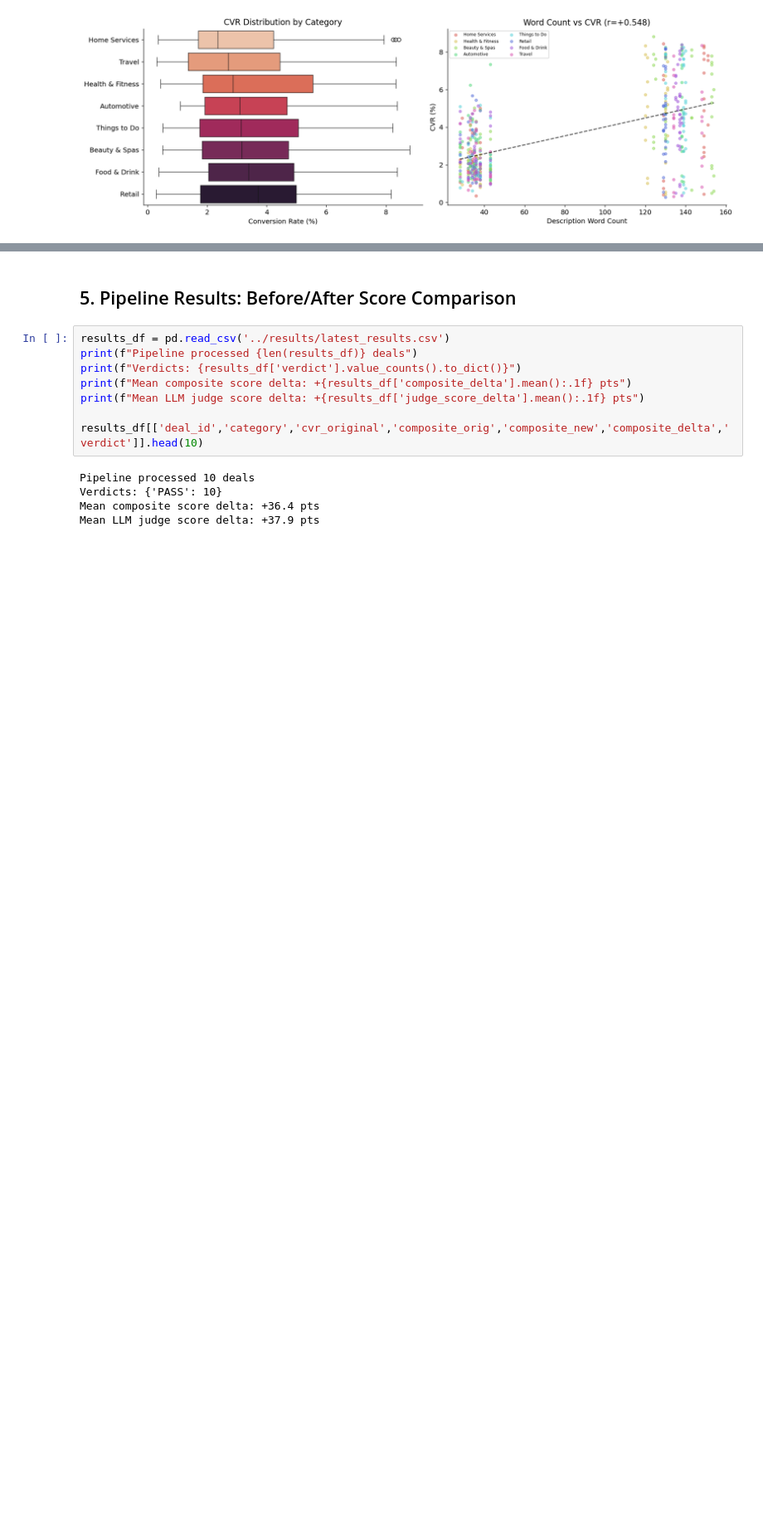
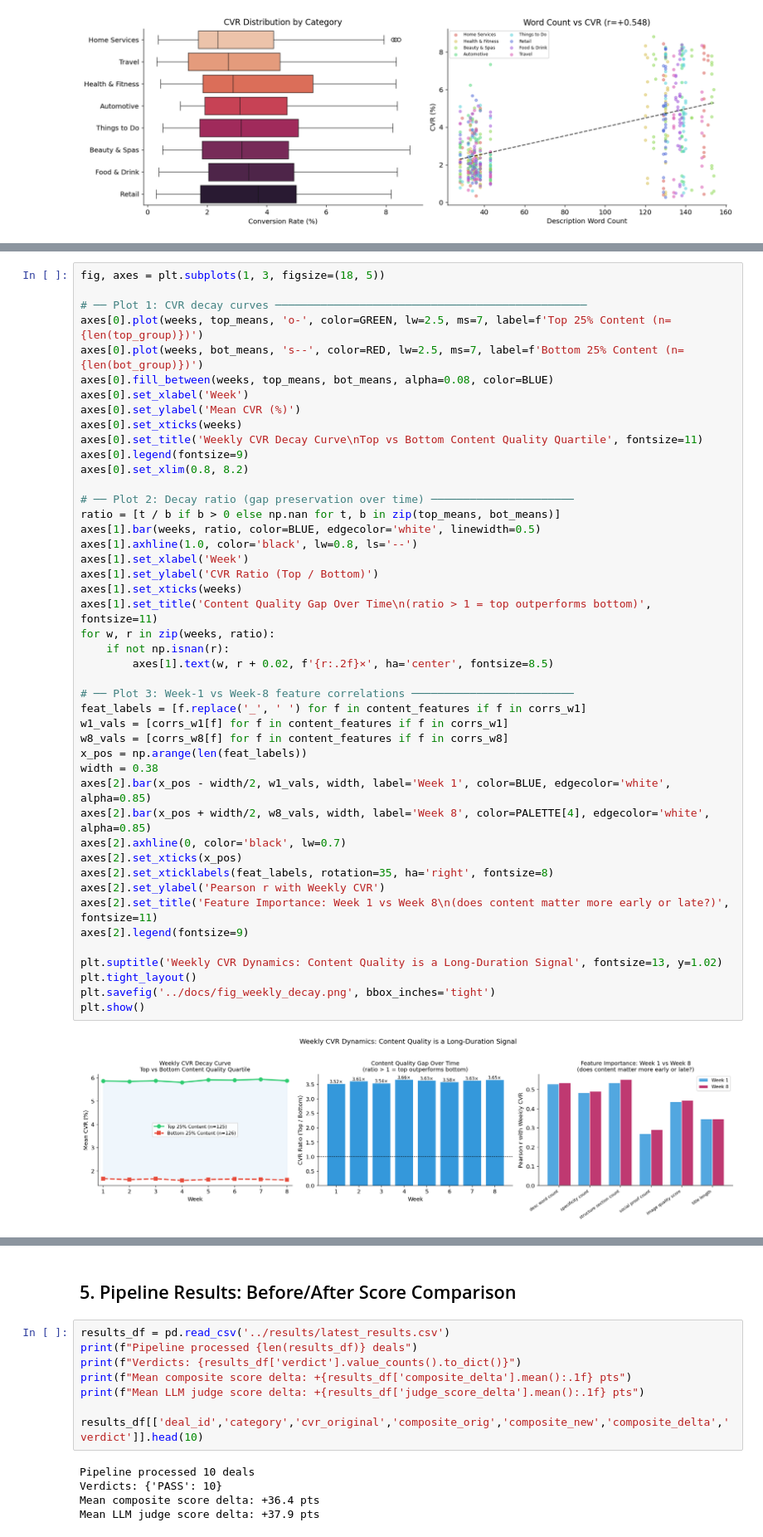
Before and after one commit to leobcc/G2, a Jupyter notebook: notebooks/exploration_and_evaluation.ipynb, the cells around one changed output, grey strips where cells are left out. Shown at 83% size. Drawn from its saved outputs; the diff is of its cells as text; blank space fills up the shorter version.

```diff
--- a/notebooks/exploration.ipynb
+++ b/notebooks/exploration_and_evaluation.ipynb
@@ -239,0 +314,47 @@ plt.show()
+# %%
+fig, axes = plt.subplots(1, 3, figsize=(18, 5))
+
+# ── Plot 1: CVR decay curves ────────────────────────────────────────────────
+axes[0].plot(weeks, top_means, 'o-', color=GREEN, lw=2.5, ms=7, label=f'Top 25% Content (n={len(top_group)})')
+axes[0].plot(weeks, bot_means, 's--', color=RED, lw=2.5, ms=7, label=f'Bottom 25% Content (n={len(bot_group)})')
+axes[0].fill_between(weeks, top_means, bot_means, alpha=0.08, color=BLUE)
+axes[0].set_xlabel('Week')
+axes[0].set_ylabel('Mean CVR (%)')
+axes[0].set_xticks(weeks)
+axes[0].set_title('Weekly CVR Decay Curve\nTop vs Bottom Content Quality Quartile', fontsize=11)
+axes[0].legend(fontsize=9)
+axes[0].set_xlim(0.8, 8.2)
+
+# ── Plot 2: Decay ratio (gap preservation over time) ──────────────────────
+ratio = [t / b if b > 0 else np.nan for t, b in zip(top_means, bot_means)]
+axes[1].bar(weeks, ratio, color=BLUE, edgecolor='white', linewidth=0.5)
+axes[1].axhline(1.0, color='black', lw=0.8, ls='--')
+axes[1].set_xlabel('Week')
+axes[1].set_ylabel('CVR Ratio (Top / Bottom)')
+axes[1].set_xticks(weeks)
+axes[1].set_title('Content Quality Gap Over Time\n(ratio > 1 = top outperforms bottom)', fontsize=11)
+for w, r in zip(weeks, ratio):
+    if not np.isnan(r):
+        axes[1].text(w, r + 0.02, f'{r:.2f}×', ha='center', fontsize=8.5)
+
+# ── Plot 3: Week-1 vs Week-8 feature correlations ─────────────────────────
+feat_labels = [f.replace('_', ' ') for f in content_features if f in corrs_w1]
+w1_vals = [corrs_w1[f] for f in content_features if f in corrs_w1]
+w8_vals = [corrs_w8[f] for f in content_features if f in corrs_w8]
+x_pos = np.arange(len(feat_labels))
+width = 0.38
+axes[2].bar(x_pos - width/2, w1_vals, width, label='Week 1', color=BLUE, edgecolor='white', alpha=0.85)
+axes[2].bar(x_pos + width/2, w8_vals, width, label='Week 8', color=PALETTE[4], edgecolor='white', alpha=0.85)
+axes[2].axhline(0, color='black', lw=0.7)
+axes[2].set_xticks(x_pos)
+axes[2].set_xticklabels(feat_labels, rotation=35, ha='right', fontsize=8)
+axes[2].set_ylabel('Pearson r with Weekly CVR')
+axes[2].set_title('Feature Importance: Week 1 vs Week 8\n(does content matter more early or late?)', fontsize=11)
+axes[2].legend(fontsize=9)
+
+plt.suptitle('Weekly CVR Dynamics: Content Quality is a Long-Duration Signal', fontsize=13, y=1.02)
+plt.tight_layout()
+plt.savefig('../docs/fig_weekly_decay.png', bbox_inches='tight')
+plt.show()
+# %% [output]
+[figure, added]
```
Also changed, not shown: parts of 9 cells of this notebook, 8 other files.
